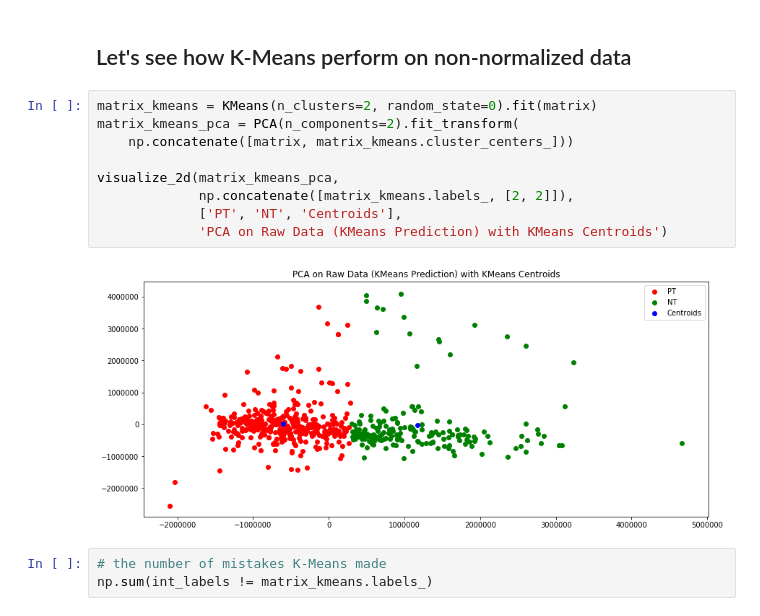
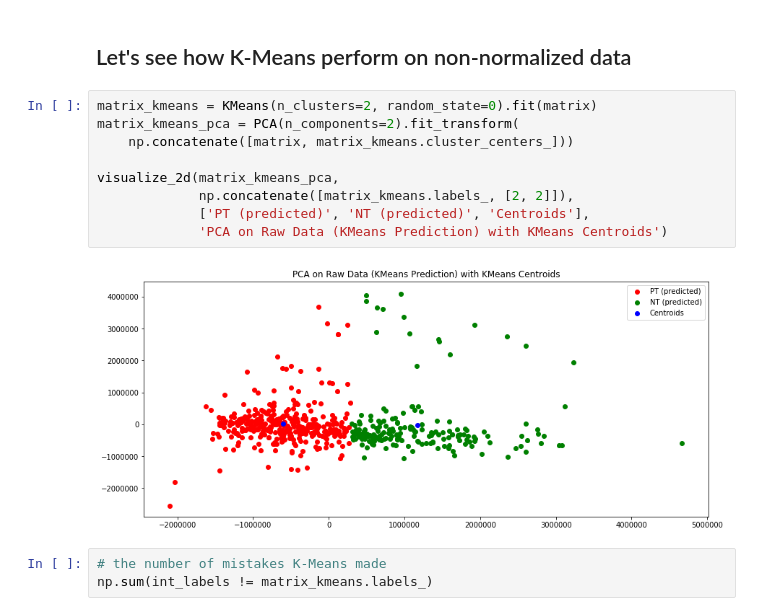
Before and after one commit to RuolinZheng08/cmsc33750-machine-learning-and-cancer, a Jupyter notebook: hw2/hw2.ipynb, the cells around one changed output. Drawn from its saved outputs; the diff is of its cells as text.

```diff
--- a/hw2/hw2.ipynb
+++ b/hw2/hw2.ipynb
@@ -189,14 +204,14 @@ visualize_2d(matrix_pca, int_labels, ['PT', 'NT'], 'PCA on Raw Data')
 # %%
 matrix_kmeans = KMeans(n_clusters=2, random_state=0).fit(matrix)
 matrix_kmeans_pca = PCA(n_components=2).fit_transform(
     np.concatenate([matrix, matrix_kmeans.cluster_centers_]))
 
 visualize_2d(matrix_kmeans_pca,
              np.concatenate([matrix_kmeans.labels_, [2, 2]]),
-             ['PT', 'NT', 'Centroids'],
+             ['PT (predicted)', 'NT (predicted)', 'Centroids'],
              'PCA on Raw Data (KMeans Prediction) with KMeans Centroids')
 # %% [output]
-[figure, old version]
+[figure, new version]
 # %%
 # the number of mistakes K-Means made
 np.sum(int_labels != matrix_kmeans.labels_)
```
Also changed, not shown: parts of 12 cells of this notebook.
